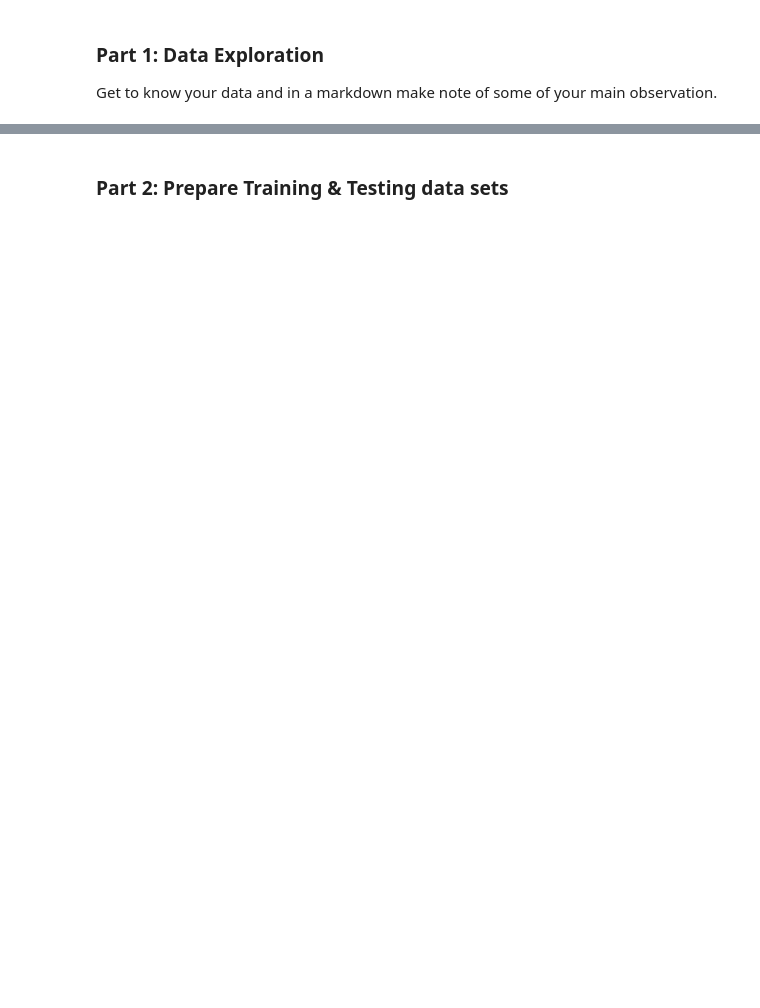
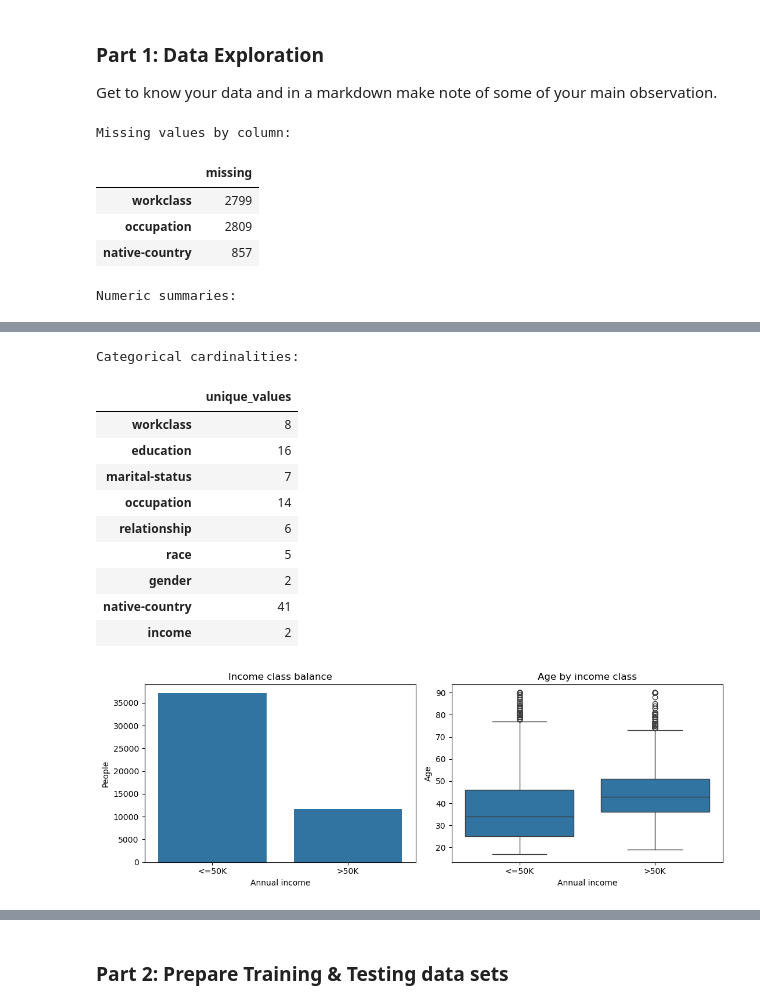
Before and after one commit to satam2/CS133-Data-Vis, a Jupyter notebook: Module07_ML/M08_HW_prep_ml.ipynb, the cells around one changed output, grey strips where cells are left out. Cells and saved outputs as stored; diff of their text form; code cells hidden in the pictures; blank space fills up the shorter version.

```diff
--- a/Module07_ML/M08_HW_prep_ml.ipynb
+++ b/Module07_ML/M08_HW_prep_ml.ipynb
@@ -51,5 +51,8 @@ import pandas as pd
 import matplotlib.pyplot as plt
 import seaborn as sns
 
-# Read in data
-adults = 'https://raw.githubusercontent.com/csbfx/advpy122-data/master/adult.csv'
+# Read in data; the CSV uses '?' for missing categorical values.
+data_url = 'https://raw.githubusercontent.com/csbfx/advpy122-data/master/adult.csv'
+adults = pd.read_csv(data_url, na_values='?', skipinitialspace=True)
+print(f'Rows: {len(adults):,}; columns: {adults.shape[1]}')
+display(adults.head())
@@ -60,0 +98,22 @@ Get to know your data and in a markdown make note of some of your main observati
+# %%
+print('Missing values by column:')
+display(adults.isna().sum().loc[lambda counts: counts > 0].to_frame('missing'))
+print('Numeric summaries:')
+display(adults.describe().T)
+print('Categorical cardinalities:')
+display(adults.select_dtypes(include='object').nunique().to_frame('unique_values'))
+
+fig, axes = plt.subplots(1, 2, figsize=(11, 4))
+sns.countplot(data=adults, x='income', order=['<=50K', '>50K'], ax=axes[0])
+axes[0].set(title='Income class balance', xlabel='Annual income', ylabel='People')
+sns.boxplot(data=adults, x='income', y='age', order=['<=50K', '>50K'], ax=axes[1])
+axes[1].set(title='Age by income class', xlabel='Annual income', ylabel='Age')
+plt.tight_layout()
+plt.show()
+# %% [output]
+Missing values by column:
+|  | missing |
+| workclass | 2799 |
+| occupation | 2809 |
+| native-country | 857 |
+Numeric summaries:
@@ -60,0 +127,12 @@ Get to know your data and in a markdown make note of some of your main observati
+Categorical cardinalities:
+|  | unique_values |
+| workclass | 8 |
+| education | 16 |
+| marital-status | 7 |
+| occupation | 14 |
+| relationship | 6 |
+| race | 5 |
+| gender | 2 |
+| native-country | 41 |
+| income | 2 |
+[figure, added]
```
Also changed, not shown: parts of 28 cells of this notebook.
